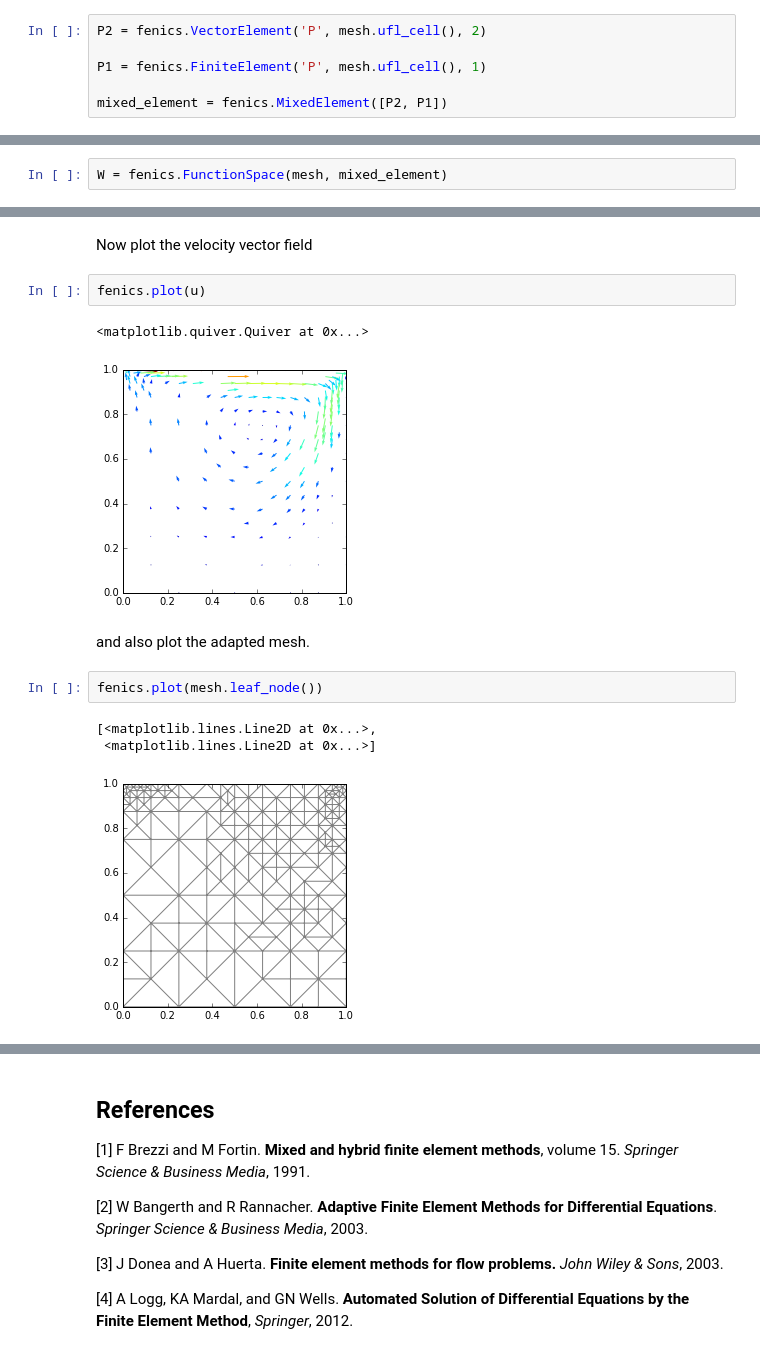
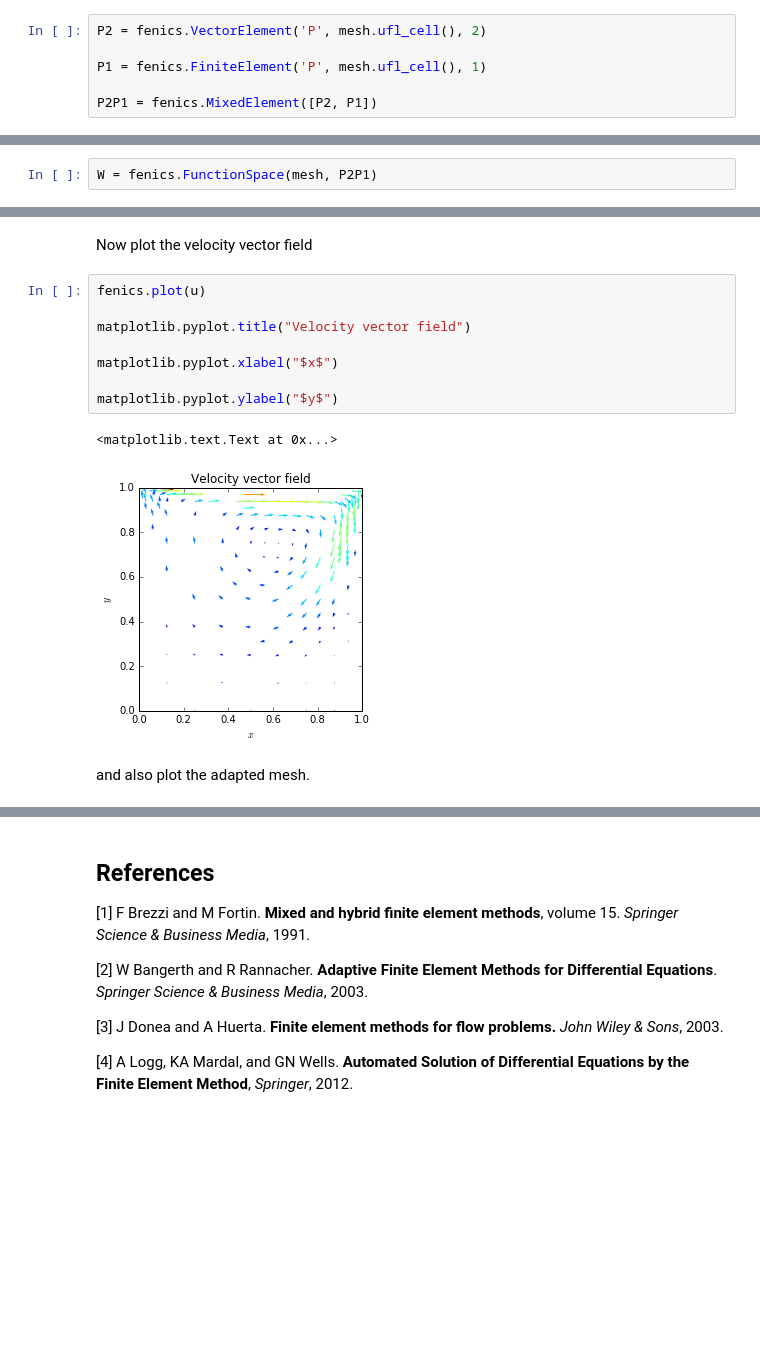
Before and after one commit to geo-fluid-dynamics/phaseflow-fenics, a Jupyter notebook: tutorials/00-Solve-Lid-Driven-Cavity-with-FEniCS-MixedElement.ipynb, the cells around one changed output, grey strips where cells are left out. Drawn from its saved outputs; the diff is of its cells as text; blank space fills up the shorter version.

```diff
--- a/tutorials/00-Solve-Lid-Driven-Cavity-with-FEniCS-MixedElement.ipynb
+++ b/tutorials/00-Solve-Lid-Driven-Cavity-with-FEniCS-MixedElement.ipynb
@@ -112,7 +106,7 @@ P2 = fenics.VectorElement('P', mesh.ufl_cell(), 2)
 
 P1 = fenics.FiniteElement('P', mesh.ufl_cell(), 1)
 
-mixed_element = fenics.MixedElement([P2, P1])
+P2P1 = fenics.MixedElement([P2, P1])
 # %% [markdown]
 |Note|
 |----|
@@ -120,7 +114,7 @@ mixed_element = fenics.MixedElement([P2, P1])
 # %% [markdown]
 Make the mixed finite element function space $\mathbf{W}$, which enumerates the finite element basis functions on each cell of the mesh.
 # %%
-W = fenics.FunctionSpace(mesh, mixed_element)
+W = fenics.FunctionSpace(mesh, P2P1)
 # %% [markdown]
 Make the test functions $\boldsymbol{\psi}_u$ and $\psi_p$.
 # %%
@@ -236,16 +237,16 @@ To post-process the solution, we must take an extra step calling `fenics.Functio
 u, p = fenics.split(w.leaf_node())
 # %% [markdown]
 Now plot the velocity vector field
-# %%
-fenics.plot(u)
-# %% [output]
-<matplotlib.quiver.Quiver at 0x...>
-[figure, removed]
+# %%
+fenics.plot(u)
+
+matplotlib.pyplot.title("Velocity vector field")
+
+matplotlib.pyplot.xlabel("$x$")
+
+matplotlib.pyplot.ylabel("$y$")
+# %% [output]
+<matplotlib.text.Text at 0x...>
+[figure, added]
 # %% [markdown]
 and also plot the adapted mesh.
-# %%
-fenics.plot(mesh.leaf_node())
-# %% [output]
-[<matplotlib.lines.Line2D at 0x...>,
- <matplotlib.lines.Line2D at 0x...>]
-[figure, removed]
```
Also changed, not shown: parts of 16 cells of this notebook, 1 other file.
